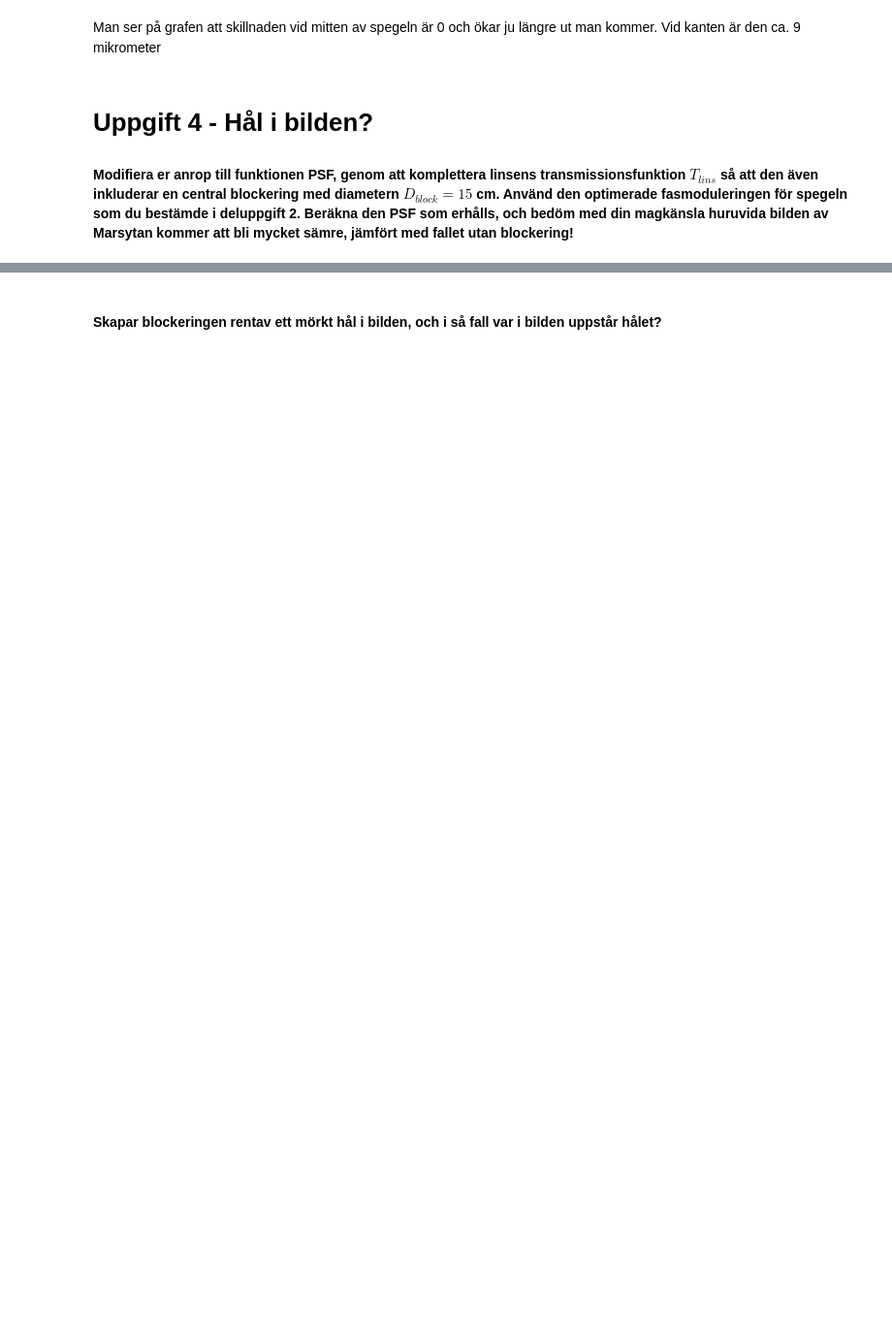
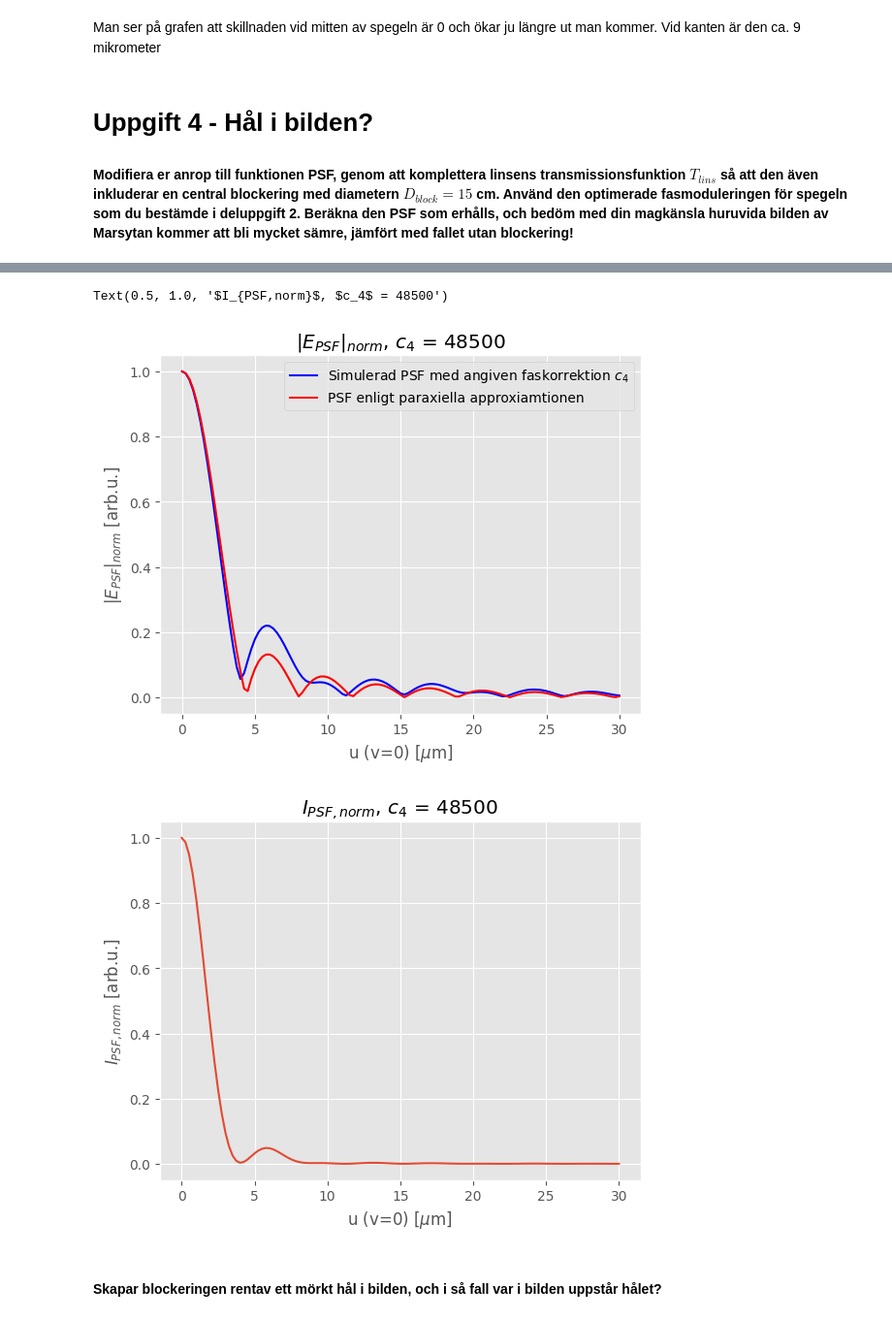
Before and after one commit to WildKnife7/HUPP, a Jupyter notebook: HUPP3b/HUPP3b.ipynb, the cells around one changed output, grey strips where cells are left out. Shown at 97% size. Saved outputs shown, nothing was run; the diff lists cells and outputs as text; code cells hidden in the pictures; blank space fills up the shorter version.

```diff
--- a/HUPP3b/HUPP3b.ipynb
+++ b/HUPP3b/HUPP3b.ipynb
@@ -366,4 +370,64 @@ Man ser på grafen att skillnaden vid mitten av spegeln är 0 och ökar ju läng
 
 #### Modifiera er anrop till funktionen PSF, genom att komplettera linsens transmissionsfunktion $T_{lins}$ så att den även inkluderar en central blockering med diametern $𝐷_{block} = 15$ cm. Använd den optimerade fasmoduleringen för spegeln som du bestämde i deluppgift 2. Beräkna den PSF som erhålls, och bedöm med din magkänsla huruvida bilden av Marsytan kommer att bli mycket sämre, jämfört med fallet utan blockering!
 # %%
-# KOD
+
+c_4            = 48500 # Faskorrektion (För uppgift 1 ska vara c_4 = 0)
+
+N = 2**10                                   # Samplingstorlek
+a = D_lins/N                                # Sampleavstånd
+
+### Generera vektorer och matriser med samplingspunkter ###
+x_range = (N/2)*a
+x = np.arange(-x_range, x_range, a)
+y = x
+X, Y = np.meshgrid(x,y)
+
+R = np.sqrt(X**2 + Y**2)                    # Radiellt avstånd till samplingspunkter
+
+fi_lins = -k0*R**2/(2*f_lins) + c_4*R**4    # Definiera fasmoduleringsfunktion för linsen
+T_lins2  = np.exp(1j*fi_lins)*(R < D_lins/2)*(R > 15e-2/2) # TOK för linsen
+
+### Generera punkter längs u-axeln i plan 2 där PSF:en ska beräknas ###
+steg_i_u_led = 0.25e-6                            # Samplingslängd längs u-axeln
+u_max        = 30e-6                              # Maxlängd för u-axeln
+u            = np.arange(0, u_max, steg_i_u_led)  # Positioner där PSF:en beräknas
+
+### Beräkna PSF:en längs u-axeln ###
+# Komplettera funktionen PSF för att det ska fungera!
+E_PSF_radiell_ickeparaxiell = PSF(u, L, k0, X, Y, T_lins2)
+
+# Teoretisk PSF. Ska vara mycket lik den beräknande PSF:en med rätt faskorrektion c_4
+E_PSF_radiell_paraxiell_teori_paraxiell_linsfasmod = special.jv(1, k0*D_lins/(2*L)*(u+steg_i_u_led*1e-5))/(u+steg_i_u_led*1e-5)
+
+
+### Plotta PSF:en ###
+# Skala om värden för att plotta
+um = 1e-6
+u_um = u/um
+
+# Normalisering av PSF
+E_PSF_norm = np.abs(E_PSF_radiell_ickeparaxiell)/np.abs(E_PSF_radiell_ickeparaxiell[0])
+E_PSF_teori_norm =  np.abs(E_PSF_radiell_paraxiell_teori_paraxiell_linsfasmod)/np.abs(E_PSF_radiell_paraxiell_teori_paraxiell_linsfasmod[0])
+
+
+plt.figure()
+plt.plot(u_um, E_PSF_norm, color= "blue", label='Simulerad PSF med angiven faskorrektion $c_4$')
+plt.plot(u_um, E_PSF_teori_norm, 'r', label='PSF enligt paraxiella approxiamtionen')
+
+plt.xlabel(r'u (v=0) [$\mu$m]')
+plt.ylabel(r'$|E_{PSF}|_{norm}$ [arb.u.]')
+plt.title(r'$|E_{PSF}|_{norm}$, $c_4$ = ' + str(round(c_4, 2)))
+plt.legend()
+
+
+### Beräkna och plotta intensitet av PSF:en ###
+PSF_radiell_ickeparaxiell = np.abs(E_PSF_radiell_ickeparaxiell)**2
+PSF_radiell_ickeparaxiell_norm = PSF_radiell_ickeparaxiell/PSF_radiell_ickeparaxiell[0]
+
+plt.figure()
+plt.plot(u_um, PSF_radiell_ickeparaxiell_norm)
+
+plt.xlabel(r'u (v=0) [$\mu$m]')
+plt.ylabel(r'$I_{PSF,norm}$ [arb.u.]')
+plt.title(r'$I_{PSF,norm}$, $c_4$ = ' + str(round(c_4, 2)))
+# %% [output]
@@ -370,3 +447,6 @@ Man ser på grafen att skillnaden vid mitten av spegeln är 0 och ökar ju läng
+Text(0.5, 1.0, '$I_{PSF,norm}$, $c_4$ = 48500')
+[figure, added]
+[figure, added]
 # %% [markdown]
 #### **Skapar blockeringen rentav ett mörkt hål i bilden, och i så fall var i bilden uppstår hålet?**
 # %% [markdown]
```
Also changed, not shown: parts of 12 cells of this notebook.
